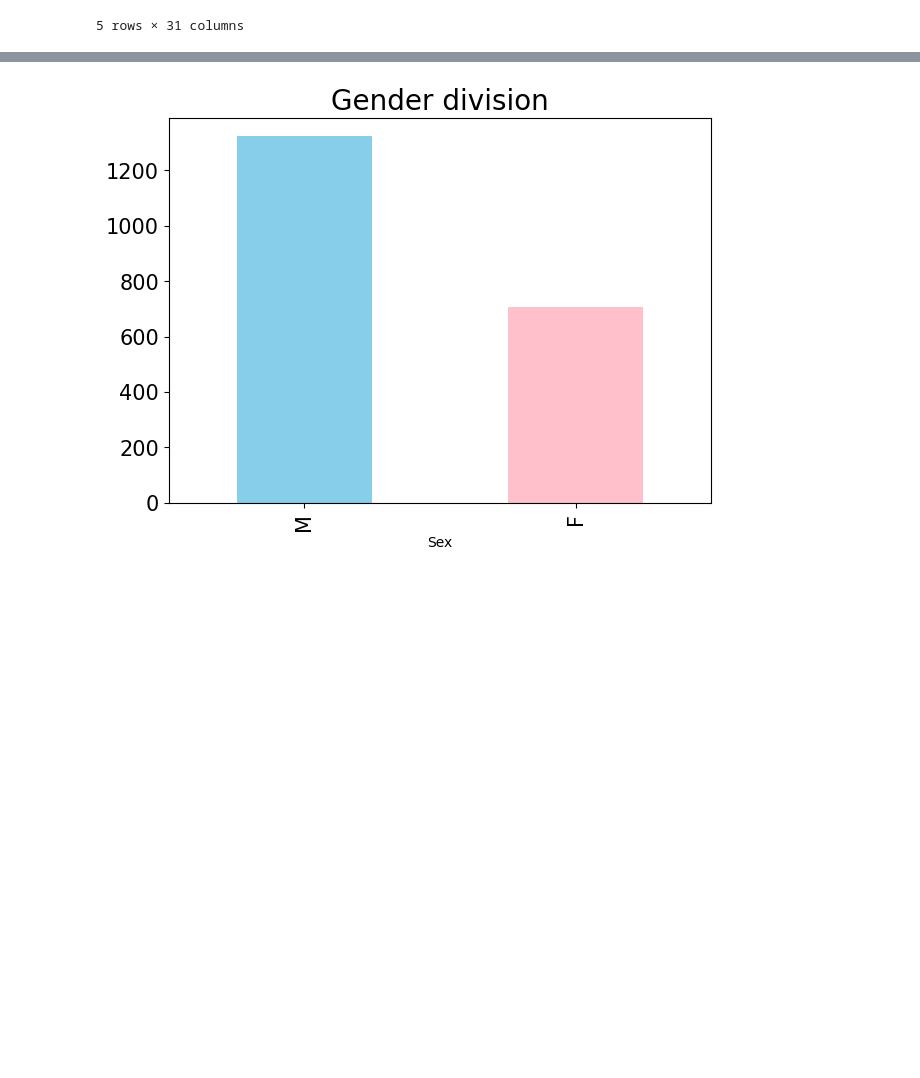
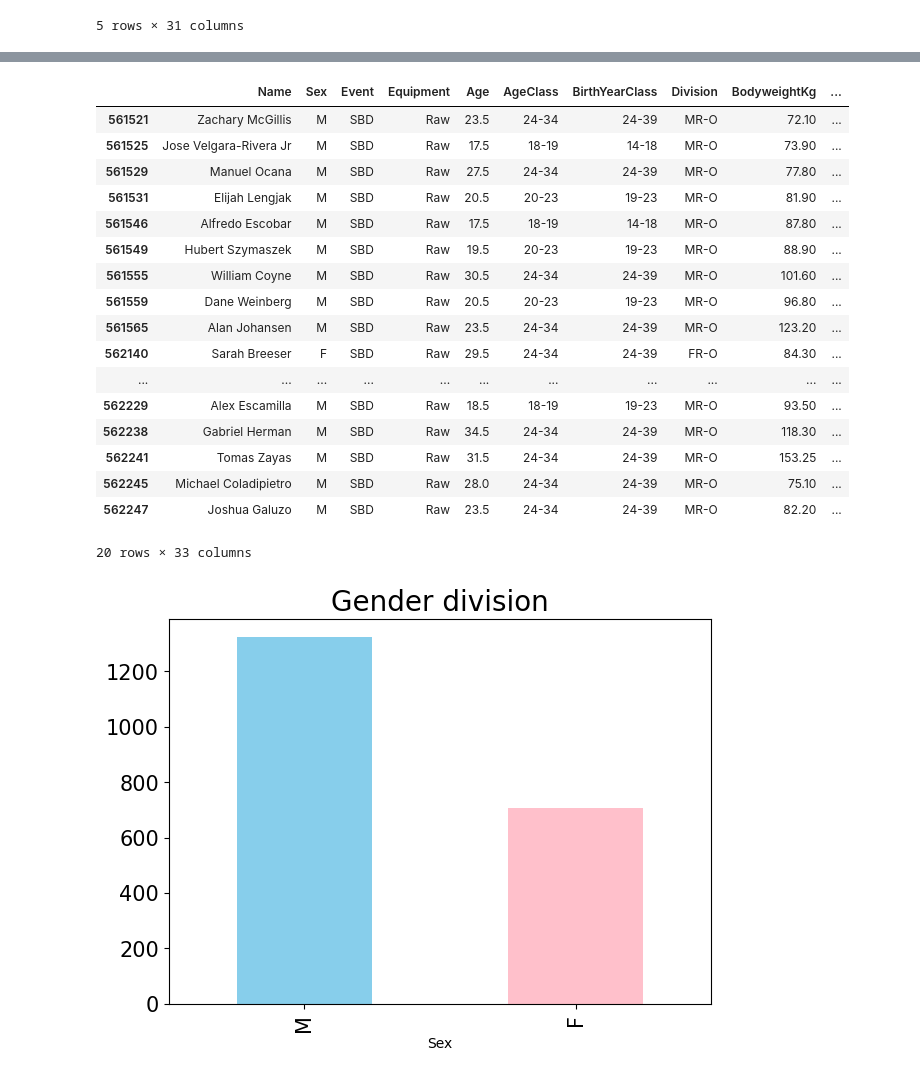
Before and after one commit to say917/Project_Powerlift, a Jupyter notebook: merged_test_v4.ipynb, the cells around one changed output, grey strips where cells are left out. Drawn from its saved outputs; the diff is of its cells as text; code cells hidden in the pictures; blank space fills up the shorter version.

Commit message:
Updated Weight Group Code

```diff
--- a/merged_test_v4.ipynb
+++ b/merged_test_v4.ipynb
@@ -80,3 +80,8 @@ merged_table.head()
 | 335604 | Jacob Pezzuto | M | SBD | Raw | 25.5 | 24-34 | 24-39 | MR-O | 82.2 | ... |
 | 335606 | Eddie Cupp | M | SBD | Raw | 36.5 | 35-39 | 24-39 | MR-O | 74.6 | ... |
 5 rows × 31 columns
+# %%
+merged_table["Body Weight (lbs)"] = merged_table["BodyweightKg"]*2.2046
+#merged_table["Weight Class (lbs)"] = merged_table["WeightClassKg"]*2.2046
+merged_table["Weight Group"] = ""
+merged_table.head()
@@ -83,3 +96,31 @@ merged_table.head()
+# %%
+bins = [0,91,100,154,200,230,300,401]
+labels = ['Very Small','Small','Medium','Big','Large','XL','XXL']
+
+merged_table['Weight Group'] = pd.cut(merged_table['Body Weight (lbs)'],bins=bins, labels=labels)
+
+merged_table.tail(20)
+
+#merged_table['Body Weight (lbs)'].max()
+# %% [output]
+|  | Name | Sex | Event | Equipment | Age | AgeClass | BirthYearClass | Division | BodyweightKg | ... |
+| 561521 | Zachary McGillis | M | SBD | Raw | 23.5 | 24-34 | 24-39 | MR-O | 72.10 | ... |
+| 561525 | Jose Velgara-Rivera Jr | M | SBD | Raw | 17.5 | 18-19 | 14-18 | MR-O | 73.90 | ... |
+| 561529 | Manuel Ocana | M | SBD | Raw | 27.5 | 24-34 | 24-39 | MR-O | 77.80 | ... |
+| 561531 | Elijah Lengjak | M | SBD | Raw | 20.5 | 20-23 | 19-23 | MR-O | 81.90 | ... |
+| 561546 | Alfredo Escobar | M | SBD | Raw | 17.5 | 18-19 | 14-18 | MR-O | 87.80 | ... |
+| 561549 | Hubert Szymaszek | M | SBD | Raw | 19.5 | 20-23 | 19-23 | MR-O | 88.90 | ... |
+| 561555 | William Coyne | M | SBD | Raw | 30.5 | 24-34 | 24-39 | MR-O | 101.60 | ... |
+| 561559 | Dane Weinberg | M | SBD | Raw | 20.5 | 20-23 | 19-23 | MR-O | 96.80 | ... |
+| 561565 | Alan Johansen | M | SBD | Raw | 23.5 | 24-34 | 24-39 | MR-O | 123.20 | ... |
+| 562140 | Sarah Breeser | F | SBD | Raw | 29.5 | 24-34 | 24-39 | FR-O | 84.30 | ... |
+| ... | ... | ... | ... | ... | ... | ... | ... | ... | ... | ... |
+| 562229 | Alex Escamilla | M | SBD | Raw | 18.5 | 18-19 | 19-23 | MR-O | 93.50 | ... |
+| 562238 | Gabriel Herman | M | SBD | Raw | 34.5 | 24-34 | 24-39 | MR-O | 118.30 | ... |
+| 562241 | Tomas Zayas | M | SBD | Raw | 31.5 | 24-34 | 24-39 | MR-O | 153.25 | ... |
+| 562245 | Michael Coladipietro | M | SBD | Raw | 28.0 | 24-34 | 24-39 | MR-O | 75.10 | ... |
+| 562247 | Joshua Galuzo | M | SBD | Raw | 23.5 | 24-34 | 24-39 | MR-O | 82.20 | ... |
+20 rows × 33 columns
 # %%
 import matplotlib.pyplot as plt
 plt.figure(figsize=(7,5))
```
Also changed, not shown: parts of 1 cell of this notebook.
